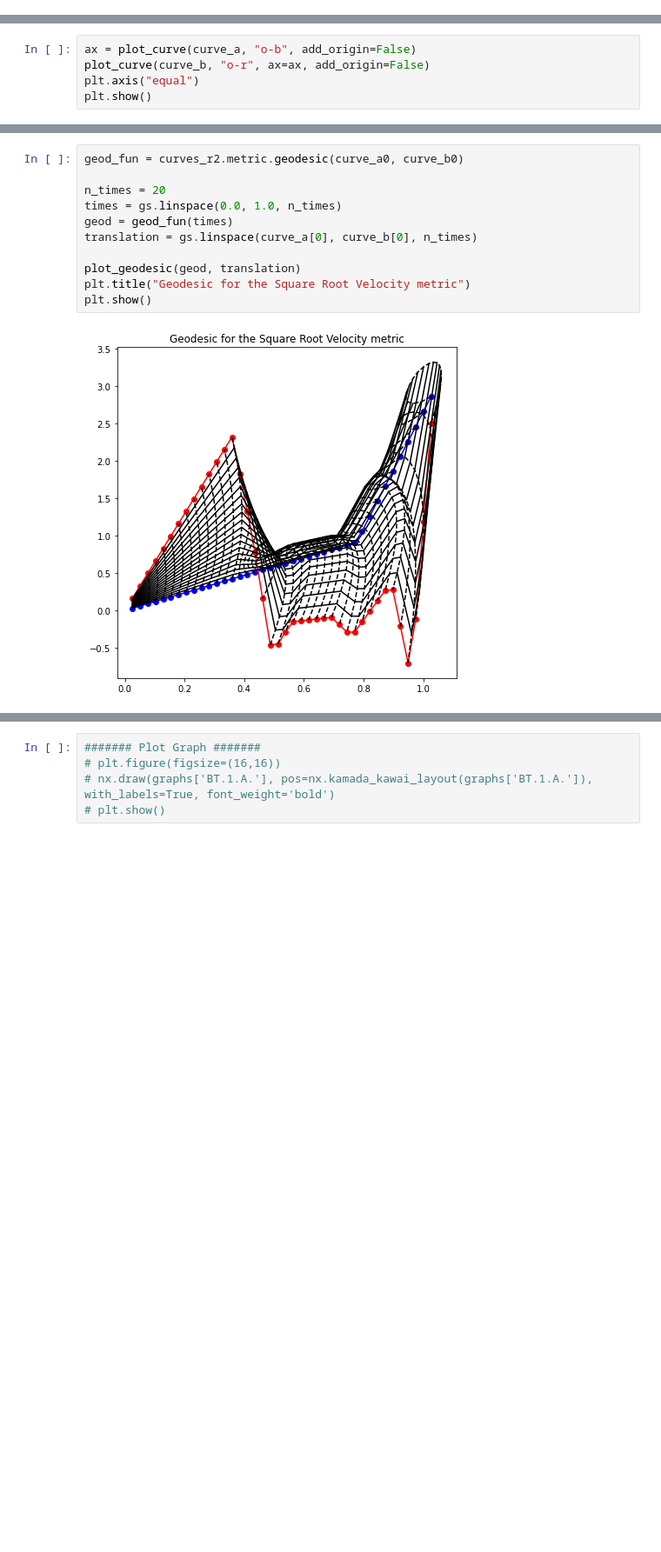
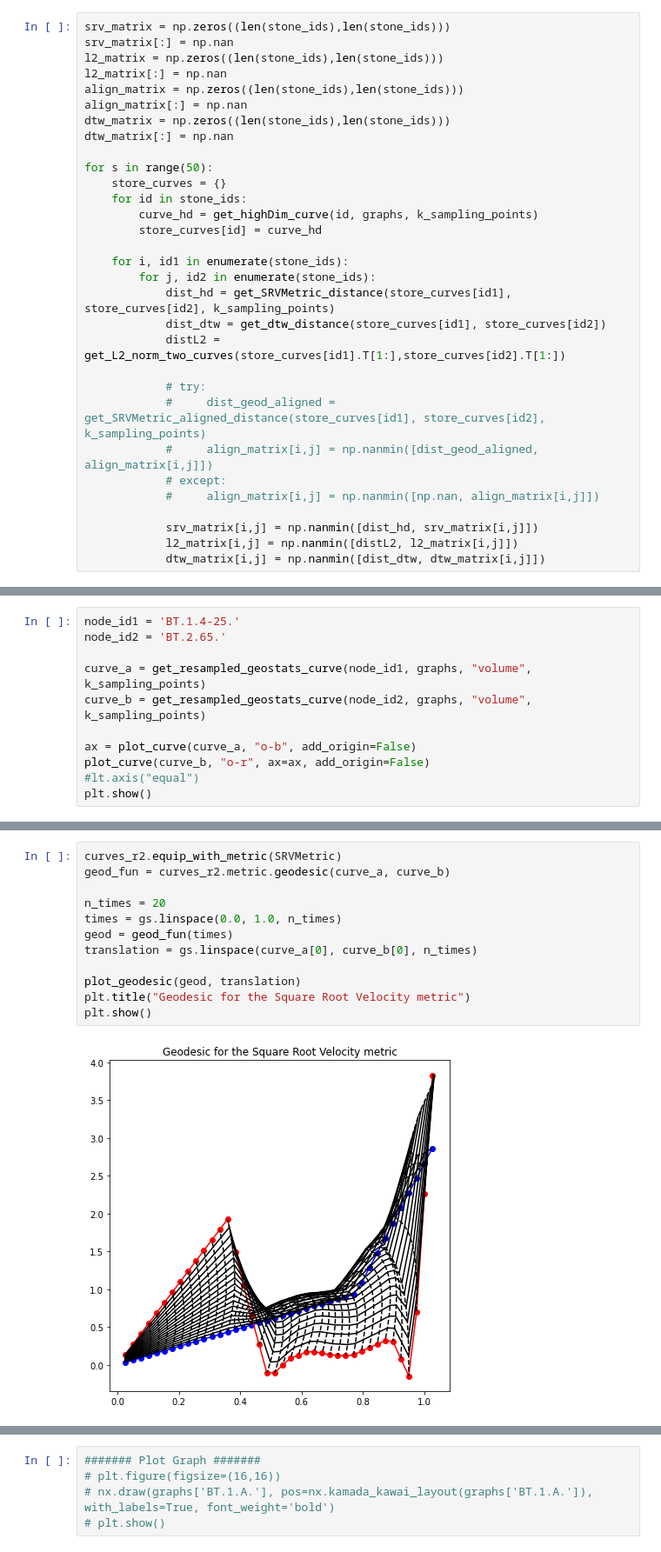
Before and after one commit to MATH-Hackathon-23-24/P2-Geometric-Learning, a Jupyter notebook: properties_and_sequence.ipynb, the cells around one changed output, grey strips where cells are left out. Shown at 87% size. Drawn from its saved outputs; the diff is of its cells as text; blank space fills up the shorter version.

```diff
--- a/properties_and_sequence.ipynb
+++ b/properties_and_sequence.ipynb
@@ -84,0 +39,31 @@ curve_b = get_resampled_geostats_curve(node_id2, graphs, "surface", k_sampling_p
+# %%
+srv_matrix = np.zeros((len(stone_ids),len(stone_ids)))
+srv_matrix[:] = np.nan
+l2_matrix = np.zeros((len(stone_ids),len(stone_ids)))
+l2_matrix[:] = np.nan
+align_matrix = np.zeros((len(stone_ids),len(stone_ids)))
+align_matrix[:] = np.nan
+dtw_matrix = np.zeros((len(stone_ids),len(stone_ids)))
+dtw_matrix[:] = np.nan
+
+for s in range(50):
+    store_curves = {}
+    for id in stone_ids:
+        curve_hd = get_highDim_curve(id, graphs, k_sampling_points)
+        store_curves[id] = curve_hd
+
+    for i, id1 in enumerate(stone_ids):
+        for j, id2 in enumerate(stone_ids):
+            dist_hd = get_SRVMetric_distance(store_curves[id1], store_curves[id2], k_sampling_points)
+            dist_dtw = get_dtw_distance(store_curves[id1], store_curves[id2])
+            distL2 = get_L2_norm_two_curves(store_curves[id1].T[1:],store_curves[id2].T[1:])
+
+            # try:
+            #     dist_geod_aligned = get_SRVMetric_aligned_distance(store_curves[id1], store_curves[id2], k_sampling_points)
+            #     align_matrix[i,j] = np.nanmin([dist_geod_aligned, align_matrix[i,j]])
+            # except:
+            #     align_matrix[i,j] = np.nanmin([np.nan, align_matrix[i,j]])
+
+            srv_matrix[i,j] = np.nanmin([dist_hd, srv_matrix[i,j]])
+            l2_matrix[i,j] = np.nanmin([distL2, l2_matrix[i,j]])
+            dtw_matrix[i,j] = np.nanmin([dist_dtw, dtw_matrix[i,j]])
@@ -85,6 +144,12 @@ curve_b = get_resampled_geostats_curve(node_id2, graphs, "surface", k_sampling_p
 # %%
+node_id1 = 'BT.1.4-25.'
+node_id2 = 'BT.2.65.'
+
+curve_a = get_resampled_geostats_curve(node_id1, graphs, "volume", k_sampling_points)
+curve_b = get_resampled_geostats_curve(node_id2, graphs, "volume", k_sampling_points)
+
 ax = plot_curve(curve_a, "o-b", add_origin=False)
 plot_curve(curve_b, "o-r", ax=ax, add_origin=False)
-plt.axis("equal")
+#lt.axis("equal")
 plt.show()
 # %% [output]
@@ -182,14 +208,15 @@ curves_r2.metric.dist(point_a=curve_a0, point_b=curve_b0)
 # %%
-geod_fun = curves_r2.metric.geodesic(curve_a0, curve_b0)
+curves_r2.equip_with_metric(SRVMetric)
+geod_fun = curves_r2.metric.geodesic(curve_a, curve_b)
 
 n_times = 20
 times = gs.linspace(0.0, 1.0, n_times)
 geod = geod_fun(times)
 translation = gs.linspace(curve_a[0], curve_b[0], n_times)
 
 plot_geodesic(geod, translation)
 plt.title("Geodesic for the Square Root Velocity metric")
 plt.show()
 # %% [output]
-[figure, old version]
+[figure, new version]
 # %%
```
Also changed, not shown: parts of 24 cells of this notebook, 4 other files.
